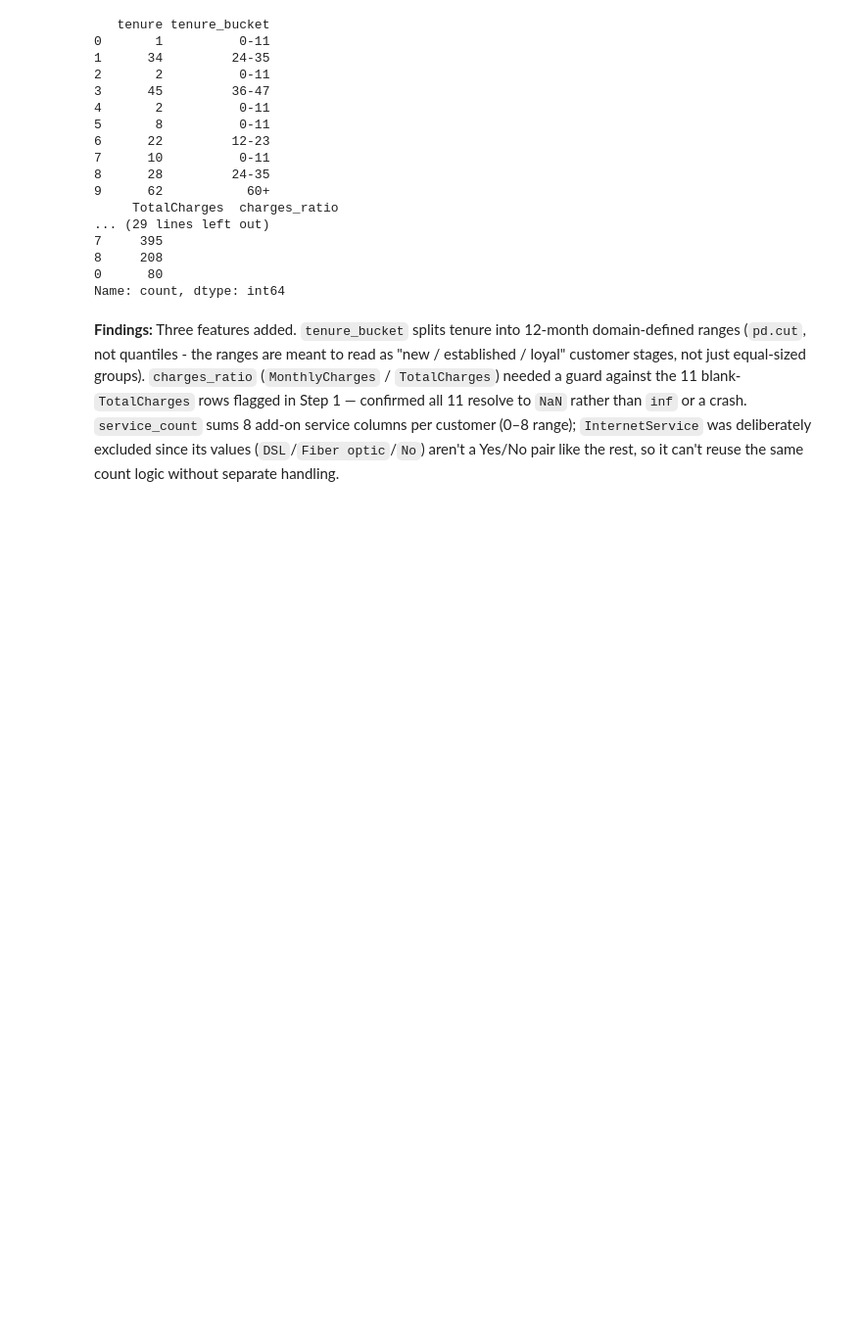
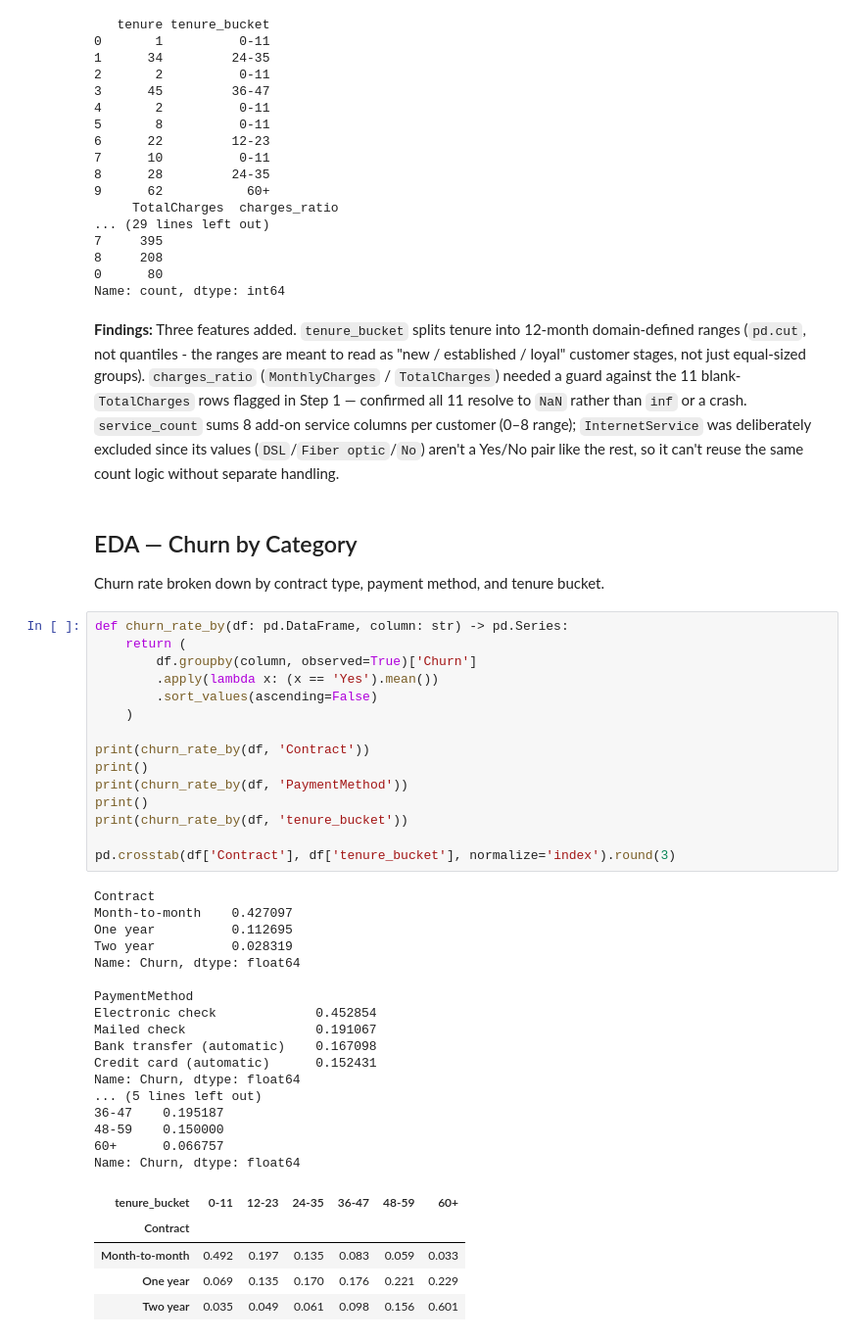
Before and after one commit to ashandx/telco-churn-classification, a Jupyter notebook: notebooks/pipeline.ipynb, the cells around one changed output. Shown at 98% size. Cells and saved outputs as stored; diff of their text form; blank space fills up the shorter version.

```diff
--- a/notebooks/pipeline.ipynb
+++ b/notebooks/pipeline.ipynb
@@ -100,3 +100,45 @@ print(df['service_count'].value_counts())
 Name: count, dtype: int64
 # %% [markdown]
 **Findings:** Three features added. `tenure_bucket` splits tenure into 12-month domain-defined ranges (`pd.cut`, not quantiles - the ranges are meant to read as "new / established / loyal" customer stages, not just equal-sized groups). `charges_ratio` (`MonthlyCharges` / `TotalCharges`) needed a guard against the 11 blank-`TotalCharges` rows flagged in Step 1 — confirmed all 11 resolve to `NaN` rather than `inf` or a crash. `service_count` sums 8 add-on service columns per customer (0–8 range); `InternetService` was deliberately excluded since its values (`DSL`/`Fiber optic`/`No`) aren't a Yes/No pair like the rest, so it can't reuse the same count logic without separate handling.
+# %% [markdown]
+## EDA — Churn by Category
+
+Churn rate broken down by contract type, payment method, and tenure bucket.
+# %%
+def churn_rate_by(df: pd.DataFrame, column: str) -> pd.Series:
+    return (
+        df.groupby(column, observed=True)['Churn']
+        .apply(lambda x: (x == 'Yes').mean())
+        .sort_values(ascending=False)
+    )
+
+print(churn_rate_by(df, 'Contract'))
+print()
+print(churn_rate_by(df, 'PaymentMethod'))
+print()
+print(churn_rate_by(df, 'tenure_bucket'))
+
+pd.crosstab(df['Contract'], df['tenure_bucket'], normalize='index').round(3)
+# %% [output]
+Contract
+Month-to-month    0.427097
+One year          0.112695
+Two year          0.028319
+Name: Churn, dtype: float64
+
+PaymentMethod
+Electronic check             0.452854
+Mailed check                 0.191067
+Bank transfer (automatic)    0.167098
+Credit card (automatic)      0.152431
+Name: Churn, dtype: float64
+... (5 lines left out)
+36-47    0.195187
+48-59    0.150000
+60+      0.066757
+Name: Churn, dtype: float64
+| tenure_bucket | 0-11 | 12-23 | 24-35 | 36-47 | 48-59 | 60+ |
+| Contract |  |  |  |  |  |  |
+| Month-to-month | 0.492 | 0.197 | 0.135 | 0.083 | 0.059 | 0.033 |
+| One year | 0.069 | 0.135 | 0.170 | 0.176 | 0.221 | 0.229 |
+| Two year | 0.035 | 0.049 | 0.061 | 0.098 | 0.156 | 0.601 |
```
Also changed, not shown: parts of 3 cells of this notebook.
